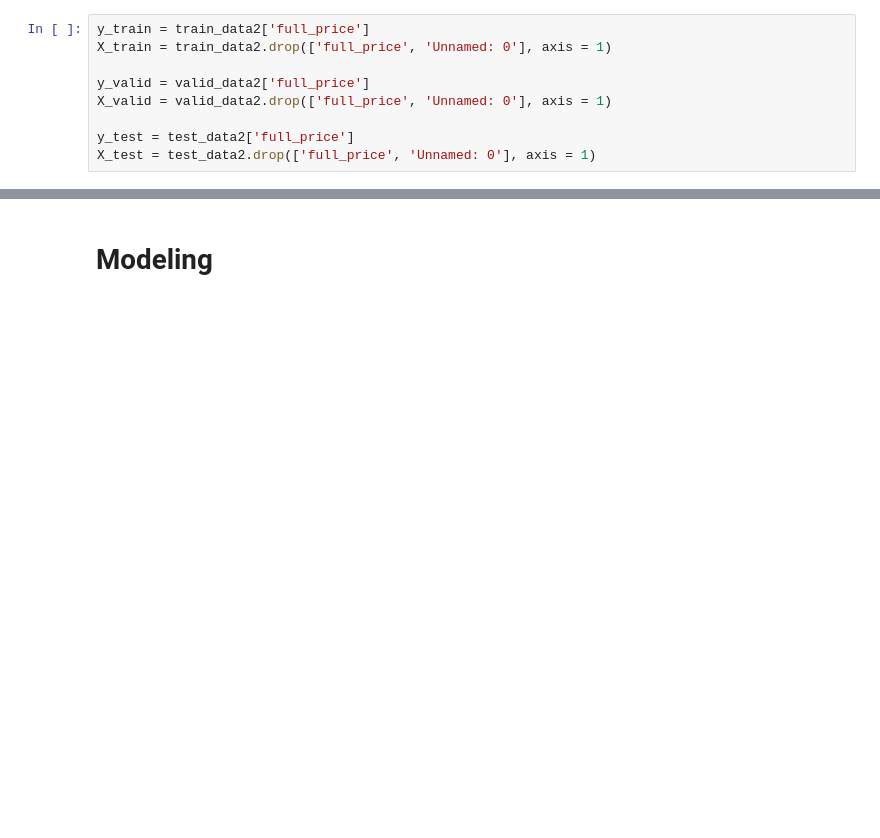
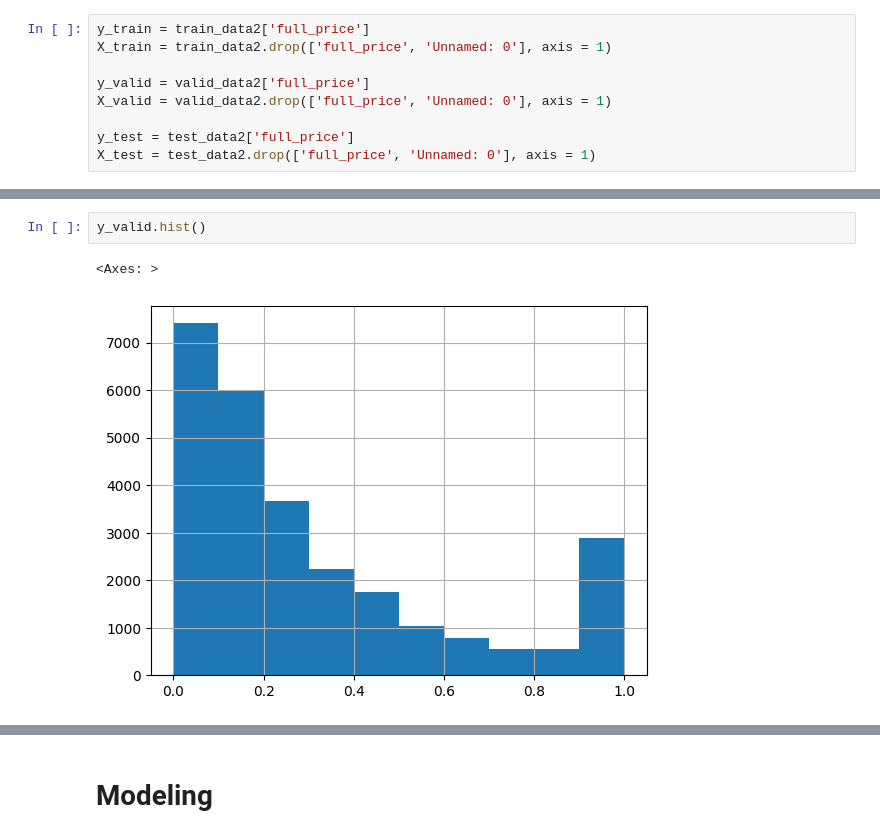
Before and after one commit to majiddaeinejad/quera-ai-bootcamp-divar, a Jupyter notebook: Modeling.ipynb, the cells around one changed output, grey strips where cells are left out. Drawn from its saved outputs; the diff is of its cells as text; blank space fills up the shorter version.

```diff
--- a/Modeling.ipynb
+++ b/Modeling.ipynb
@@ -38,3 +38,8 @@ y_train.hist()
+# %%
+y_valid.hist()
+# %% [output]
+<Axes: >
+[figure, added]
 # %%
 X_train
 # %% [output]
```
Also changed, not shown: parts of 44 cells of this notebook, 2 other files.
